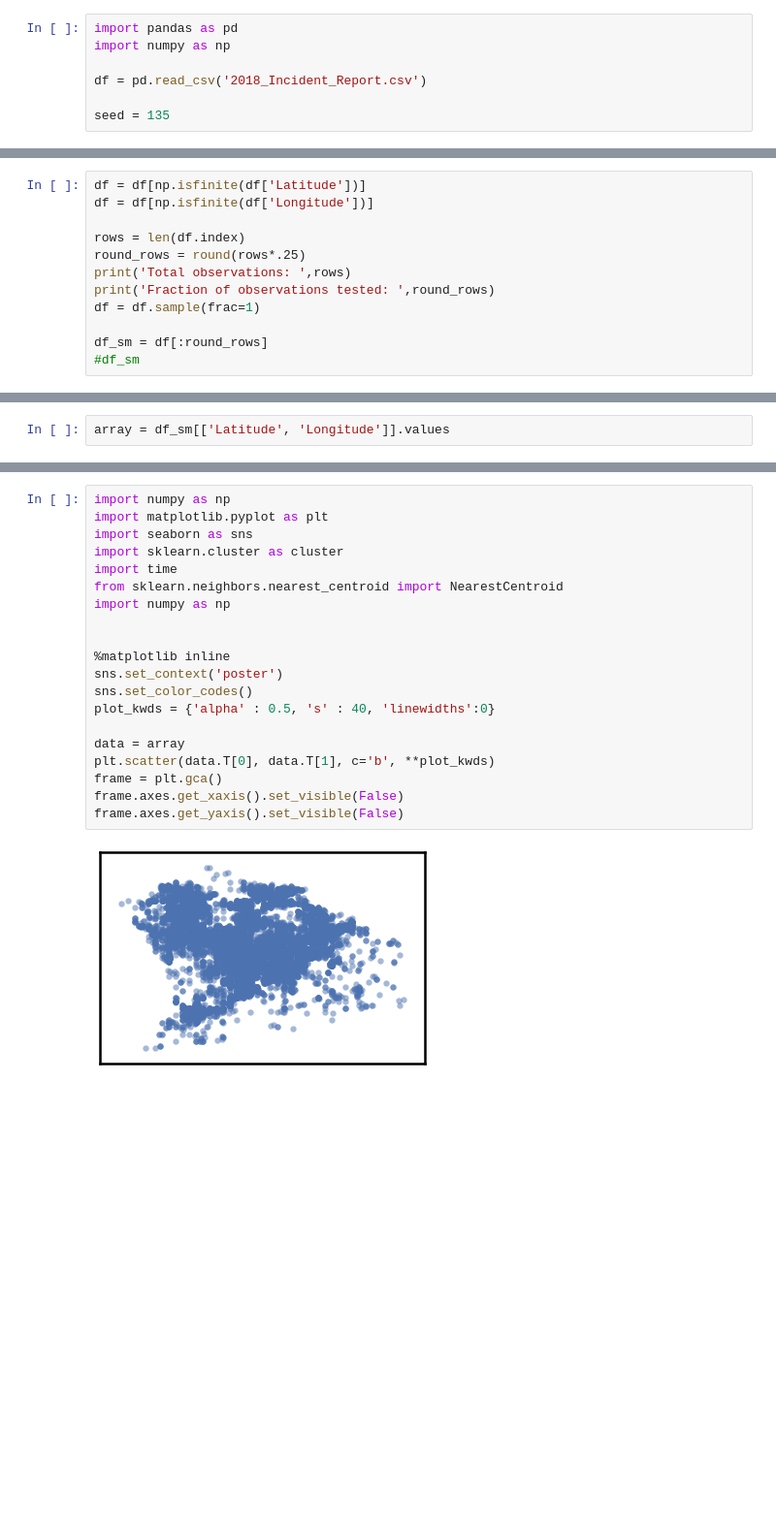
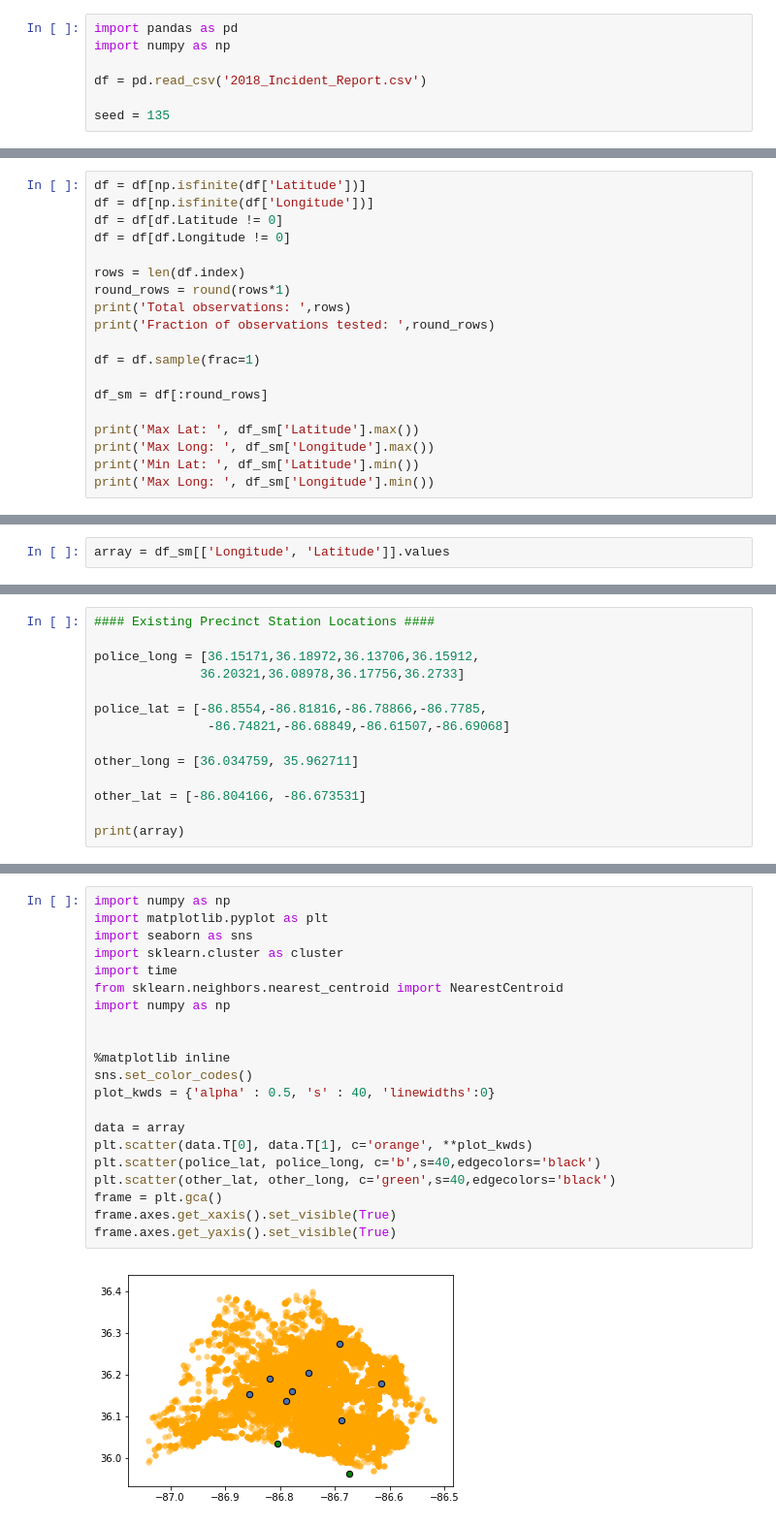
Before and after one commit to balodge61/Nashville, a Jupyter notebook: 2018_Incident.ipynb, the cells around one changed output, grey strips where cells are left out. Shown at 97% size. Saved outputs shown, nothing was run; the diff lists cells and outputs as text; blank space fills up the shorter version.

```diff
--- a/2018_Incident.ipynb
+++ b/2018_Incident.ipynb
@@ -37,13 +8,20 @@ memory usage: 20.2+ MB
 # %%
 df = df[np.isfinite(df['Latitude'])]
 df = df[np.isfinite(df['Longitude'])]
+df = df[df.Latitude != 0]
+df = df[df.Longitude != 0]
 
 rows = len(df.index)
-round_rows = round(rows*.25)
+round_rows = round(rows*1)
 print('Total observations: ',rows)
 print('Fraction of observations tested: ',round_rows)
+
 df = df.sample(frac=1)
 
 df_sm = df[:round_rows]
-#df_sm
+
+print('Max Lat: ', df_sm['Latitude'].max())
+print('Max Long: ', df_sm['Longitude'].max())
+print('Min Lat: ', df_sm['Latitude'].min())
+print('Max Long: ', df_sm['Longitude'].min())
 # %% [output]
@@ -52,2 +34,2 @@ Fraction of observations tested:  21059
 # %%
-array = df_sm[['Latitude', 'Longitude']].values
+array = df_sm[['Longitude', 'Latitude']].values
@@ -69,0 +42,14 @@ clustering = SpectralClustering(n_clusters = 3, assign_labels = "discretize",
+# %%
+#### Existing Precinct Station Locations ####
+
+police_long = [36.15171,36.18972,36.13706,36.15912,
+              36.20321,36.08978,36.17756,36.2733]
+
+police_lat = [-86.8554,-86.81816,-86.78866,-86.7785,
+               -86.74821,-86.68849,-86.61507,-86.69068]
+
+other_long = [36.034759, 35.962711]
+
+other_lat = [-86.804166, -86.673531]
+
+print(array)
@@ -70,24 +64,25 @@ clustering = SpectralClustering(n_clusters = 3, assign_labels = "discretize",
 # %%
 import numpy as np
 import matplotlib.pyplot as plt
 import seaborn as sns
 import sklearn.cluster as cluster
 import time
 from sklearn.neighbors.nearest_centroid import NearestCentroid
 import numpy as np
 
 
 %matplotlib inline
-sns.set_context('poster')
 sns.set_color_codes()
 plot_kwds = {'alpha' : 0.5, 's' : 40, 'linewidths':0}
 
 data = array
-plt.scatter(data.T[0], data.T[1], c='b', **plot_kwds)
+plt.scatter(data.T[0], data.T[1], c='orange', **plot_kwds)
+plt.scatter(police_lat, police_long, c='b',s=40,edgecolors='black')
+plt.scatter(other_lat, other_long, c='green',s=40,edgecolors='black')
 frame = plt.gca()
-frame.axes.get_xaxis().set_visible(False)
-frame.axes.get_yaxis().set_visible(False)
+frame.axes.get_xaxis().set_visible(True)
+frame.axes.get_yaxis().set_visible(True)
 # %% [output]
-[figure, old version]
+[figure, new version]
 # %%
 def plot_clusters(data, algorithm, args, kwds):
```
Also changed, not shown: parts of 14 cells of this notebook.
